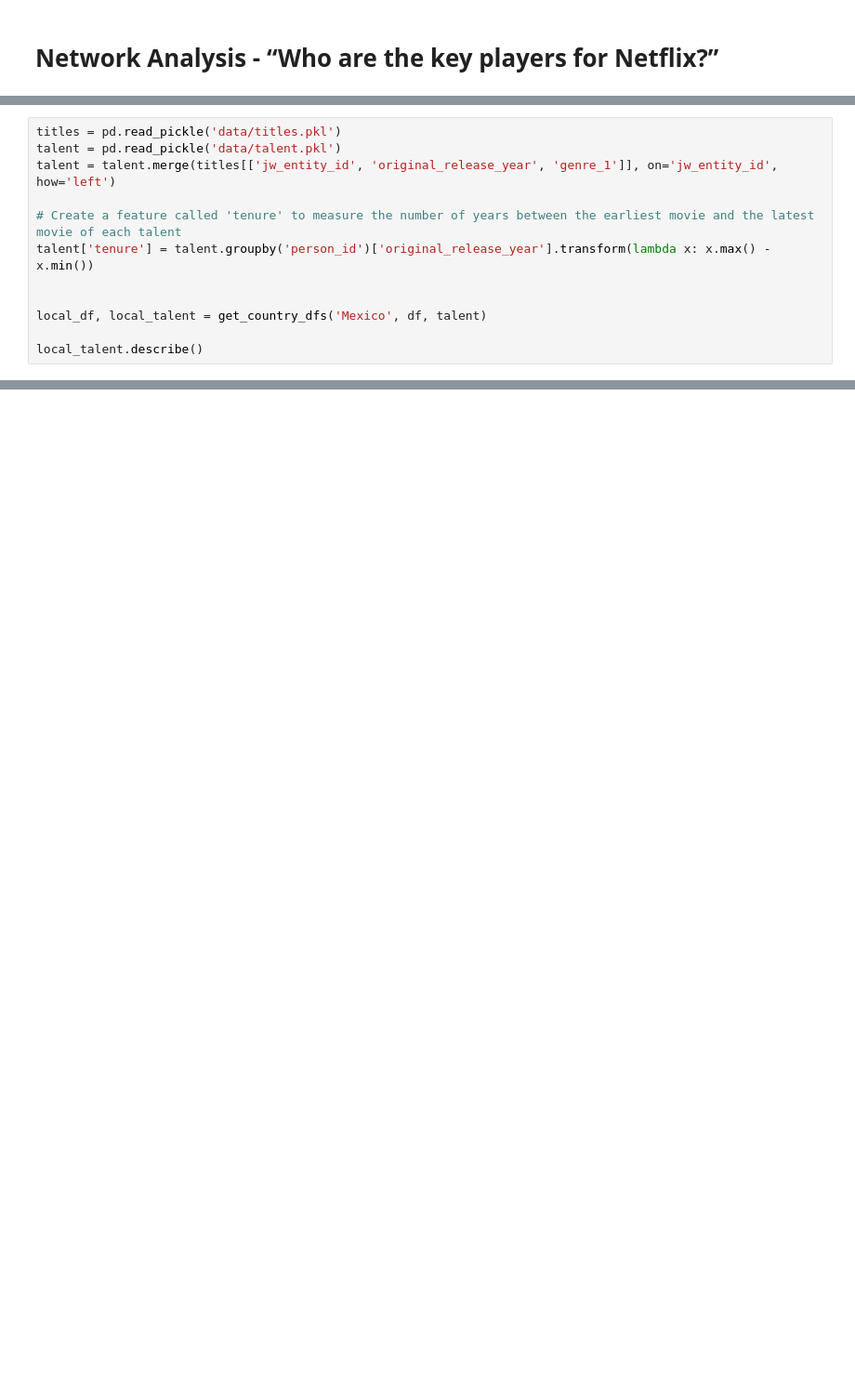
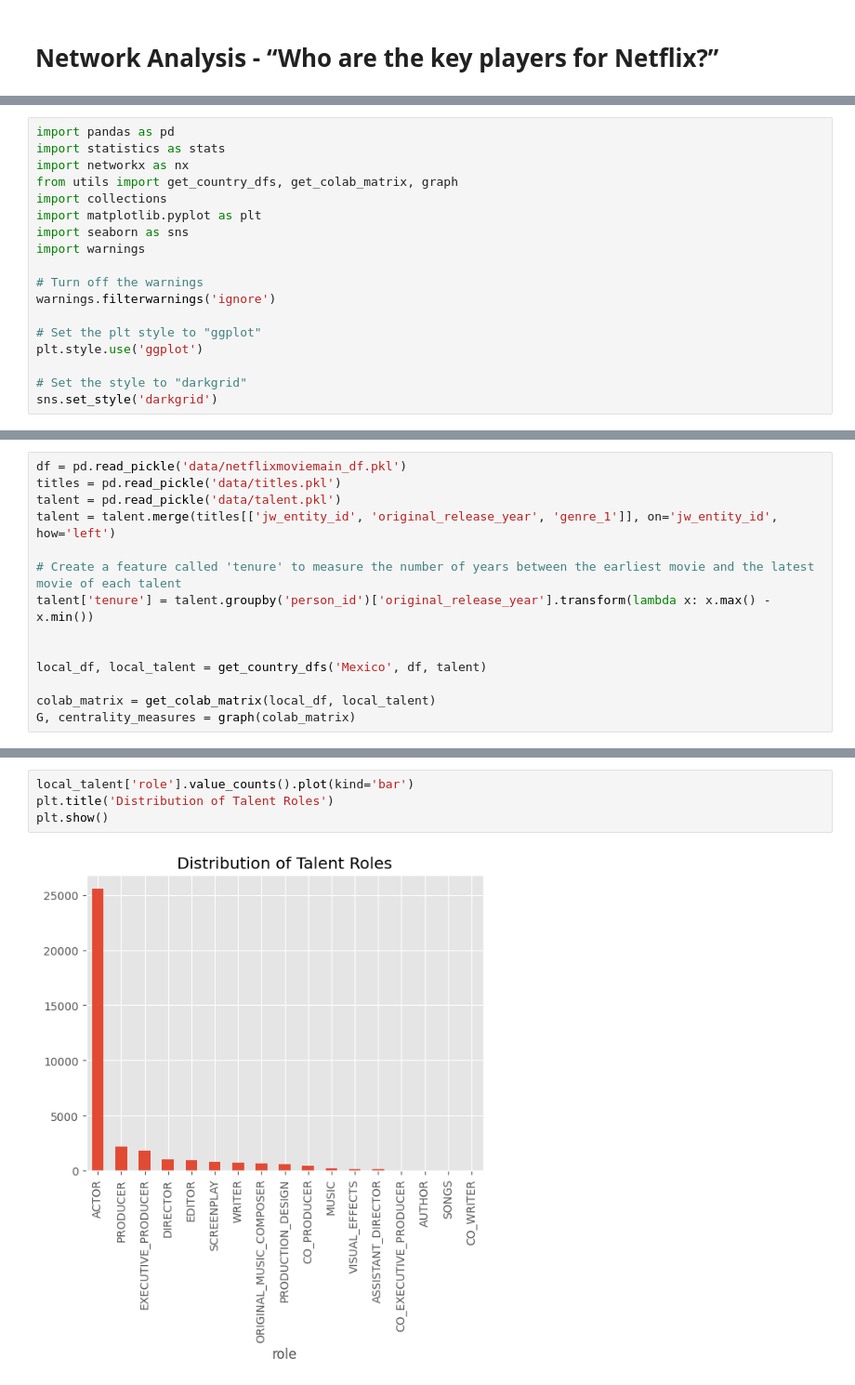
Before and after one commit to AlexCodeGlider/filmStreamingForecast, a Jupyter notebook: NetworkAnalysis(NetflixUS).ipynb, the cells around one changed output, grey strips where cells are left out. Shown: that part at 93% size. Cells and saved outputs as stored; diff of their text form; blank space fills up the shorter version.

Commit message:
Network Analysis finalized, minor cleanup

```diff
--- a/NetworkAnalysis(NetflixUS).ipynb
+++ b/NetworkAnalysis(NetflixUS).ipynb
@@ -9,0 +11,18 @@ from utils import get_country_dfs
+# %%
+import pandas as pd
+import statistics as stats
+import networkx as nx
+from utils import get_country_dfs, get_colab_matrix, graph
+import collections
+import matplotlib.pyplot as plt
+import seaborn as sns
+import warnings
+
+# Turn off the warnings
+warnings.filterwarnings('ignore')
+
+# Set the plt style to "ggplot"
+plt.style.use('ggplot')
+
+# Set the style to "darkgrid"
+sns.set_style('darkgrid')
@@ -10,4 +31,5 @@ from utils import get_country_dfs
 # %%
+df = pd.read_pickle('data/netflixmoviemain_df.pkl')
 titles = pd.read_pickle('data/titles.pkl')
 talent = pd.read_pickle('data/talent.pkl')
 talent = talent.merge(titles[['jw_entity_id', 'original_release_year', 'genre_1']], on='jw_entity_id', how='left')
@@ -18,4 +40,5 @@ talent['tenure'] = talent.groupby('person_id')['original_release_year'].transfor
 
 local_df, local_talent = get_country_dfs('Mexico', df, talent)
 
-local_talent.describe()
+colab_matrix = get_colab_matrix(local_df, local_talent)
+G, centrality_measures = graph(colab_matrix)
@@ -21,0 +55,6 @@ local_talent.describe()
+# %%
+local_talent['role'].value_counts().plot(kind='bar')
+plt.title('Distribution of Talent Roles')
+plt.show()
+# %% [output]
+[figure, added]
```
Also changed, not shown: parts of 24 cells of this notebook, 3 other files.
